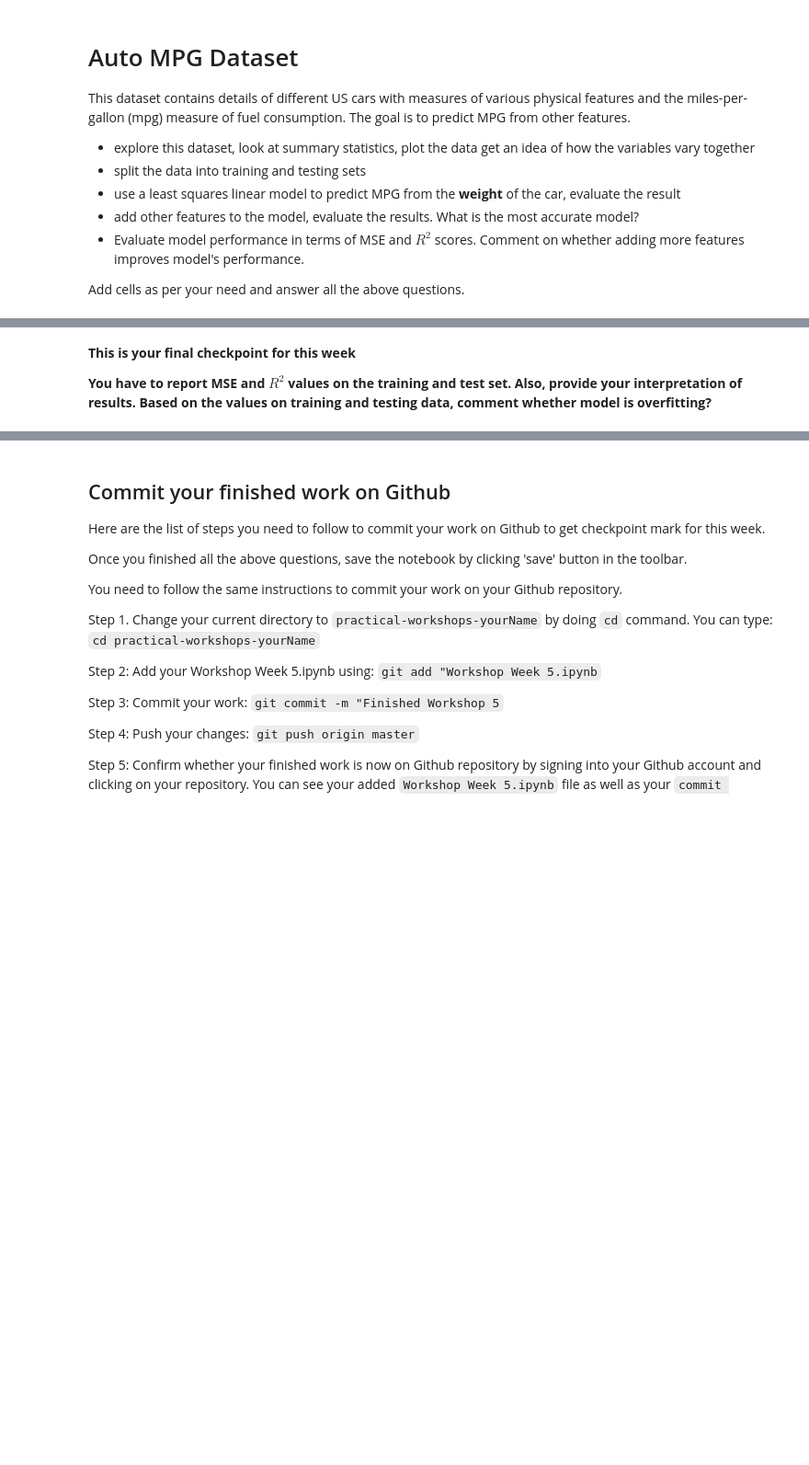
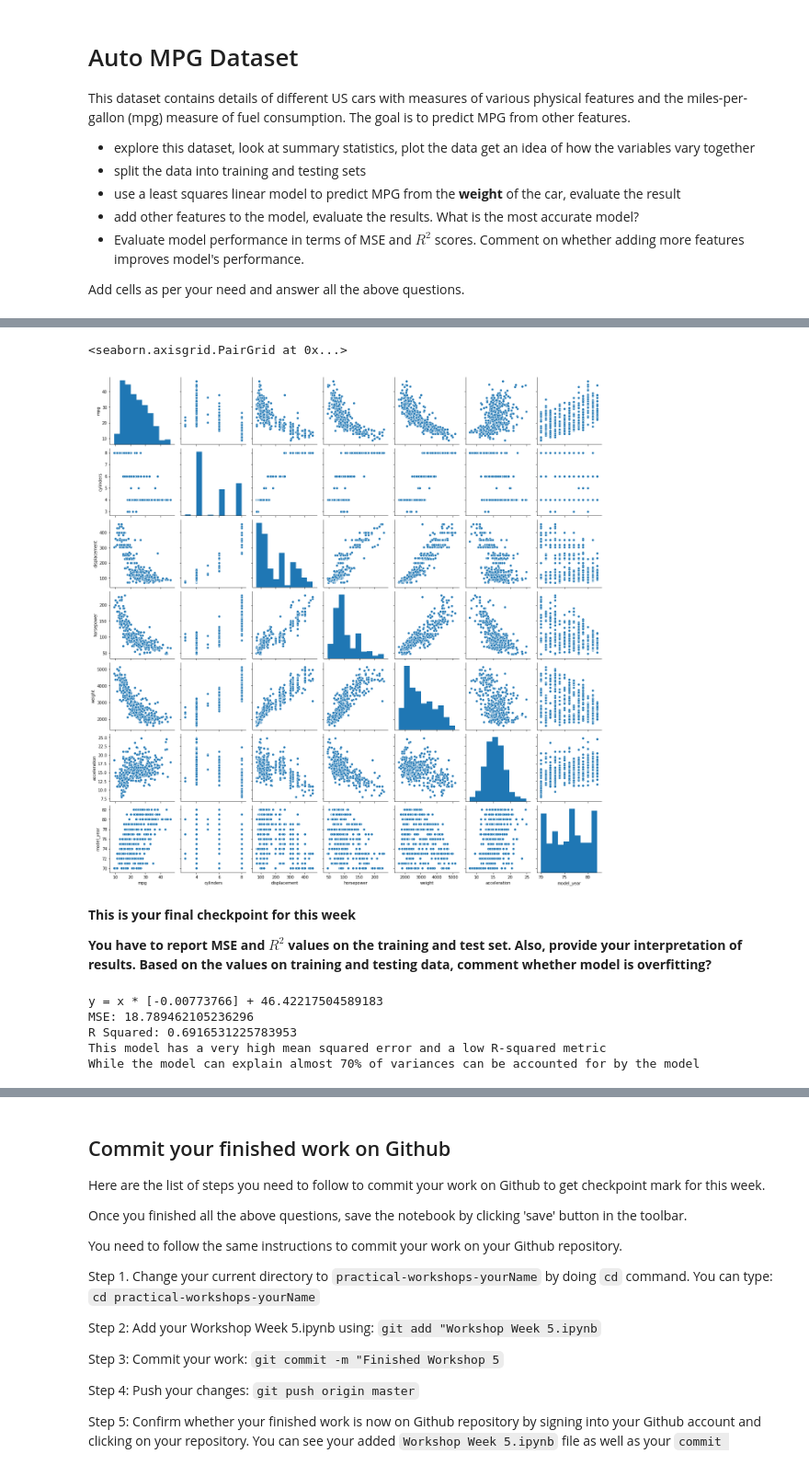
Before and after one commit to N-2-O/COMP2200-practical-workshops-N-2-O, a Jupyter notebook: Workshop Week 5.ipynb, the cells around one changed output, grey strips where cells are left out. Shown at 92% size. Saved outputs shown, nothing was run; the diff lists cells and outputs as text; code cells hidden in the pictures; blank space fills up the shorter version.

```diff
--- a/Workshop Week 5.ipynb
+++ b/Workshop Week 5.ipynb
@@ -126,4 +218,29 @@ mpg.head()
+# %%
+sns.pairplot(mpg)
+# %% [output]
+<seaborn.axisgrid.PairGrid at 0x...>
+[figure, added]
 # %% [markdown]
 **This is your final checkpoint for this week**
 
 **You have to report MSE and $R^2$ values on the training and test set. Also, provide your interpretation of results. Based on the values on training and testing data, comment whether model is overfitting?**
+# %%
+reg = linear_model.LinearRegression()
+X = mpg[['weight']]
+y = mpg['mpg']
+X_train, X_test, y_train, y_test = train_test_split(X, y, test_size=0.2, random_state = 142)
+reg.fit(X_train, y_train)
+print("y = x *", reg.coef_, "+", reg.intercept_)
+predicted = reg.predict(X)
+mse = ((np.array(y)-predicted)**2).sum()/len(y)
+r2 = r2_score(y, predicted)
+print("MSE:", mse)
+print("R Squared:", r2)
+print("This model has a very high mean squared error and a low R-squared metric")
+print("While the model can explain almost 70% of variances can be accounted for by the model")
+# %% [output]
+y = x * [-0.00773766] + 46.42217504589183
+MSE: 18.789462105236296
+R Squared: 0.6916531225783953
+This model has a very high mean squared error and a low R-squared metric
+While the model can explain almost 70% of variances can be accounted for by the model
```
Also changed, not shown: parts of 16 cells of this notebook.
